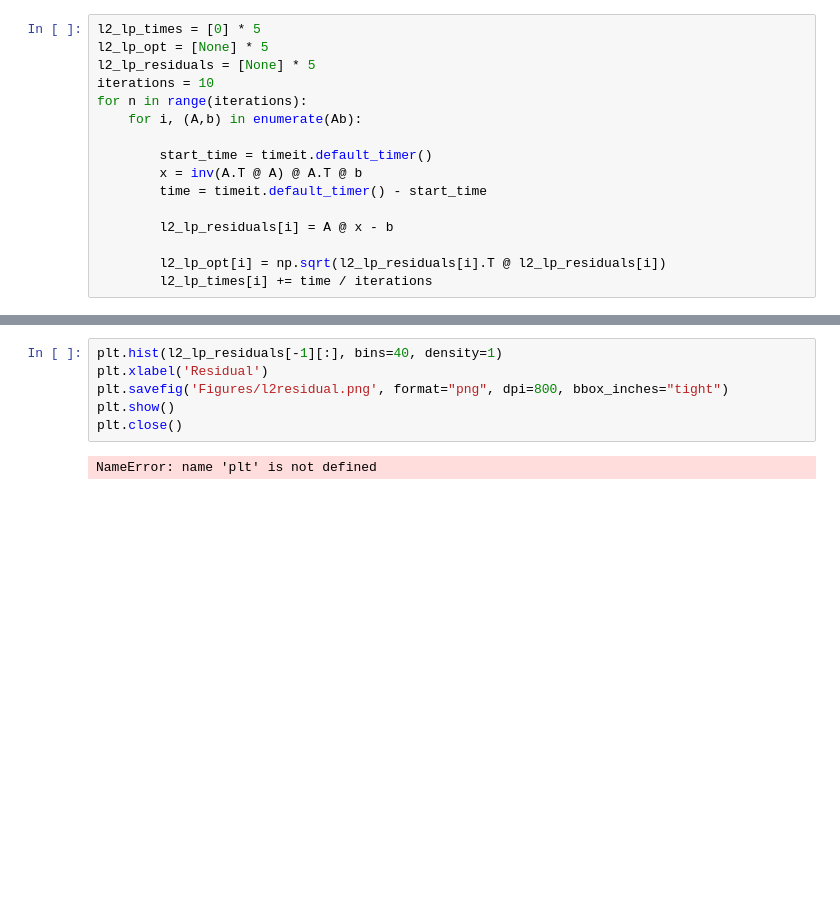
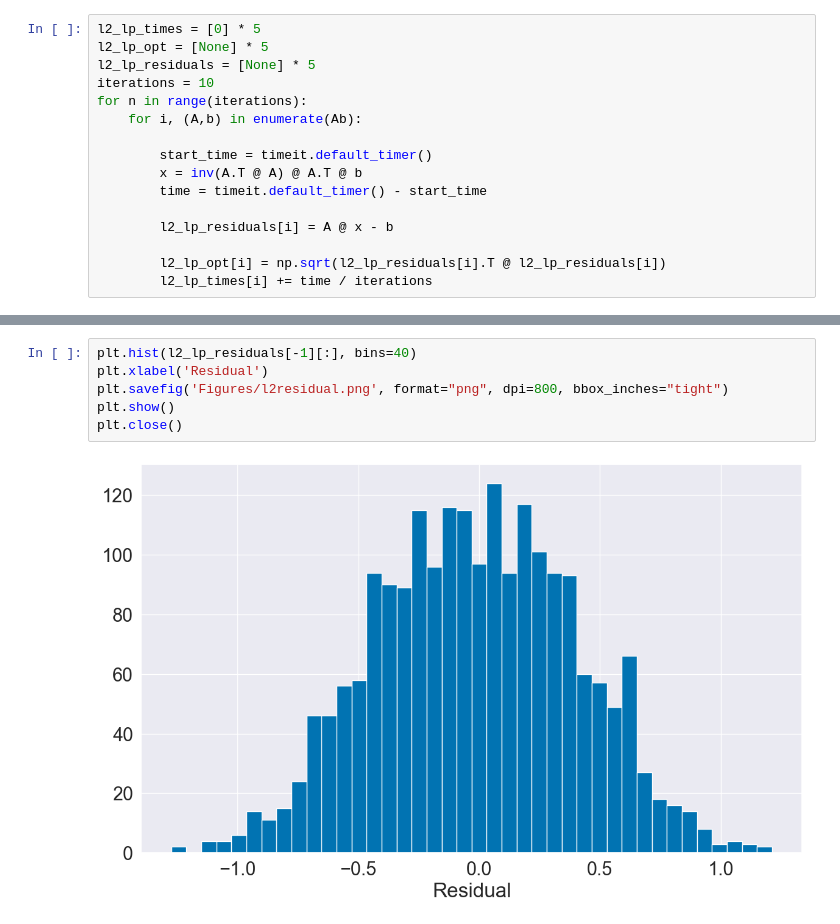
Before and after one commit to ofs416/Practical_Optimisation, a Jupyter notebook: Courseworkd_1/Exercise_1.ipynb, the cells around one changed output, grey strips where cells are left out. Drawn from its saved outputs; the diff is of its cells as text; blank space fills up the shorter version.

```diff
--- a/Courseworkd_1/Exercise_1.ipynb
+++ b/Courseworkd_1/Exercise_1.ipynb
@@ -258,8 +260,8 @@ print(l2_lp_times)
 # %%
-plt.hist(l2_lp_residuals[-1][:], bins=40, density=1)
+plt.hist(l2_lp_residuals[-1][:], bins=40)
 plt.xlabel('Residual')
 plt.savefig('Figures/l2residual.png', format="png", dpi=800, bbox_inches="tight")
 plt.show()
 plt.close()
 # %% [output]
-NameError: name 'plt' is not defined
+[figure, added]
```
Also changed, not shown: parts of 10 cells of this notebook, 6 other files.
